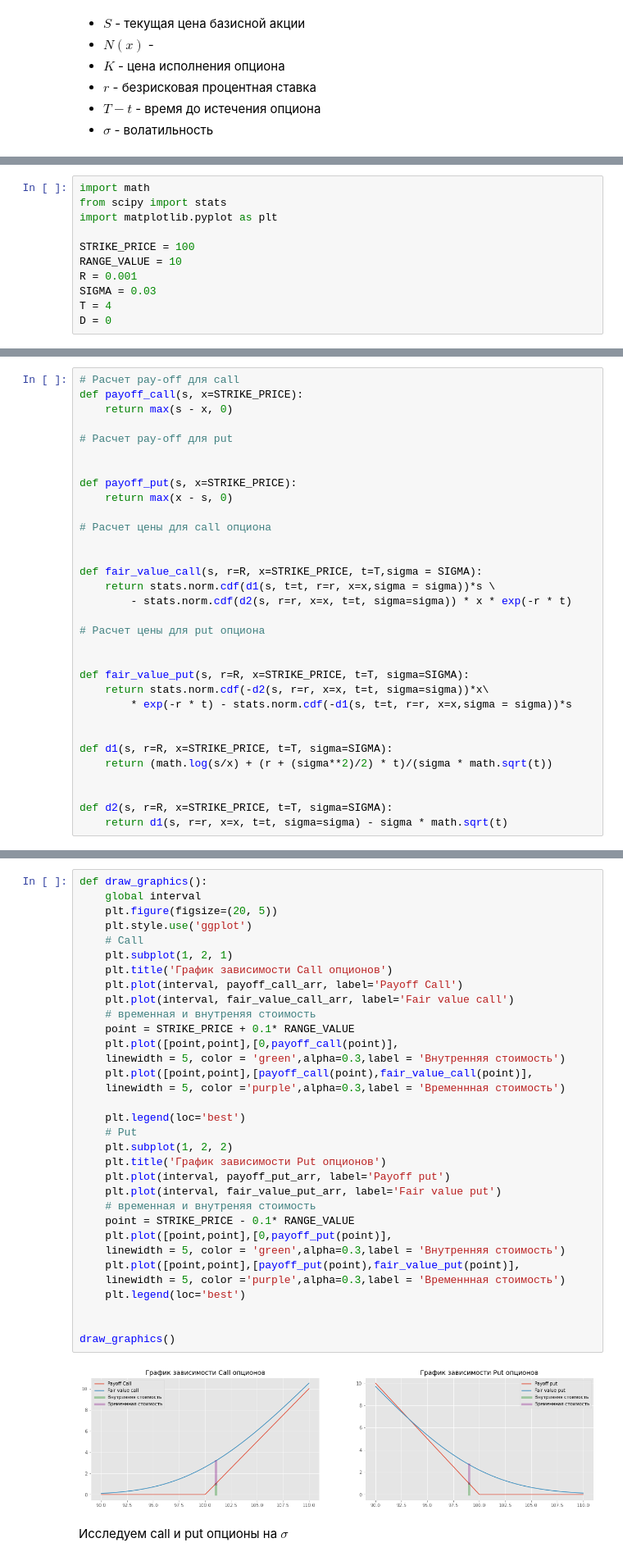
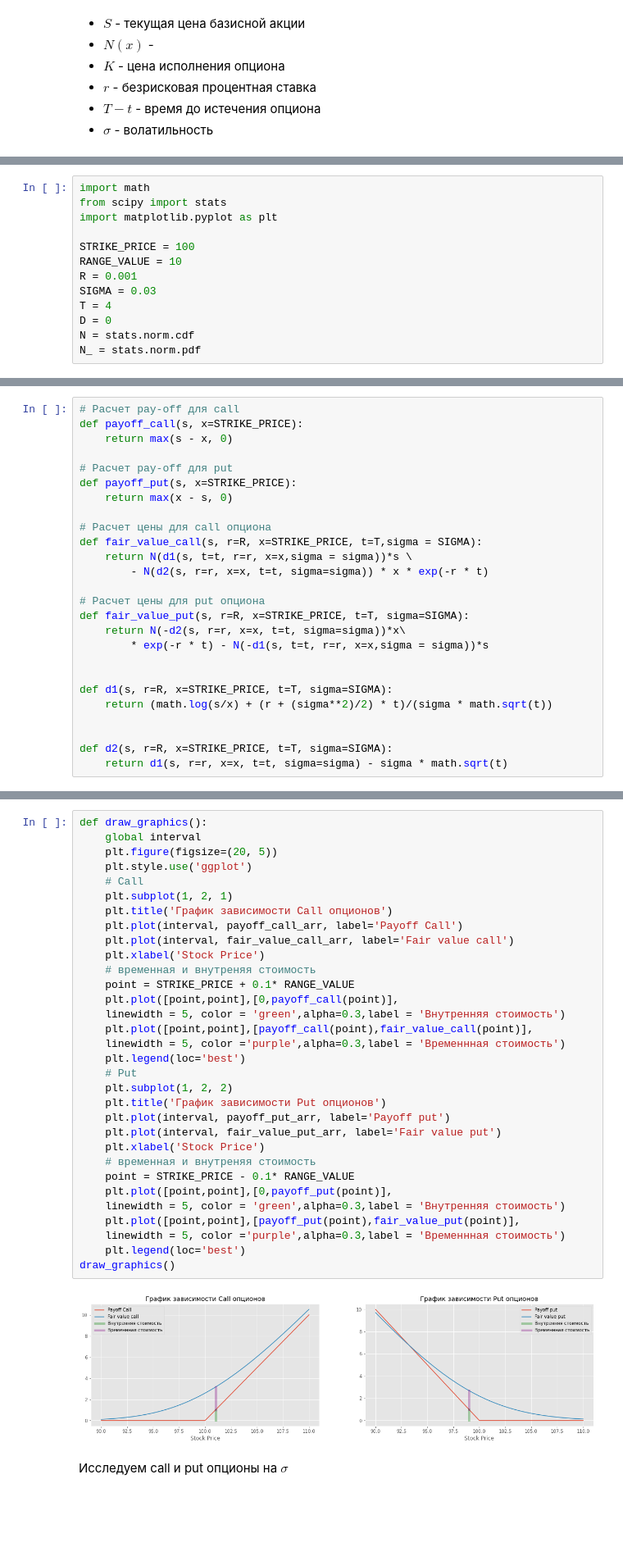
Before and after one commit to CyberCheshir/FinMath, a Jupyter notebook: Лабораторная 2.ipynb, the cells around one changed output, grey strips where cells are left out. Shown at 82% size. Saved outputs shown, nothing was run; the diff lists cells and outputs as text; blank space fills up the shorter version.

```diff
--- a/Лабораторная 2.ipynb
+++ b/Лабораторная 2.ipynb
@@ -154,3 +152,5 @@ R = 0.001
 SIGMA = 0.03
 T = 4
 D = 0
+N = stats.norm.cdf
+N_ = stats.norm.pdf
@@ -160,24 +162,18 @@ def payoff_call(s, x=STRIKE_PRICE):
     return max(s - x, 0)
 
 # Расчет pay-off для put
-
-
 def payoff_put(s, x=STRIKE_PRICE):
     return max(x - s, 0)
 
 # Расчет цены для call опциона
-
-
 def fair_value_call(s, r=R, x=STRIKE_PRICE, t=T,sigma = SIGMA):
-    return stats.norm.cdf(d1(s, t=t, r=r, x=x,sigma = sigma))*s \
-        - stats.norm.cdf(d2(s, r=r, x=x, t=t, sigma=sigma)) * x * exp(-r * t)
+    return N(d1(s, t=t, r=r, x=x,sigma = sigma))*s \
+        - N(d2(s, r=r, x=x, t=t, sigma=sigma)) * x * exp(-r * t)
 
 # Расчет цены для put опциона
-
-
 def fair_value_put(s, r=R, x=STRIKE_PRICE, t=T, sigma=SIGMA):
-    return stats.norm.cdf(-d2(s, r=r, x=x, t=t, sigma=sigma))*x\
-        * exp(-r * t) - stats.norm.cdf(-d1(s, t=t, r=r, x=x,sigma = sigma))*s
+    return N(-d2(s, r=r, x=x, t=t, sigma=sigma))*x\
+        * exp(-r * t) - N(-d1(s, t=t, r=r, x=x,sigma = sigma))*s
 
 
 def d1(s, r=R, x=STRIKE_PRICE, t=T, sigma=SIGMA):
@@ -200,37 +200,36 @@ fair_value_call_arr = np.array([fair_value_call(s) for s in interval])
 def draw_graphics():
     global interval
     plt.figure(figsize=(20, 5))
     plt.style.use('ggplot')
     # Call
     plt.subplot(1, 2, 1)
     plt.title('График зависимости Call опционов')
     plt.plot(interval, payoff_call_arr, label='Payoff Call')
     plt.plot(interval, fair_value_call_arr, label='Fair value call')
+    plt.xlabel('Stock Price')
     # временная и внутреняя стоимость
     point = STRIKE_PRICE + 0.1* RANGE_VALUE
     plt.plot([point,point],[0,payoff_call(point)],
     linewidth = 5, color = 'green',alpha=0.3,label = 'Внутренняя стоимость')
     plt.plot([point,point],[payoff_call(point),fair_value_call(point)],
     linewidth = 5, color ='purple',alpha=0.3,label = 'Временнная стоимость')
-
     plt.legend(loc='best')
     # Put
     plt.subplot(1, 2, 2)
     plt.title('График зависимости Put опционов')
     plt.plot(interval, payoff_put_arr, label='Payoff put')
     plt.plot(interval, fair_value_put_arr, label='Fair value put')
+    plt.xlabel('Stock Price')
     # временная и внутреняя стоимость
     point = STRIKE_PRICE - 0.1* RANGE_VALUE
     plt.plot([point,point],[0,payoff_put(point)],
     linewidth = 5, color = 'green',alpha=0.3,label = 'Внутренняя стоимость')
     plt.plot([point,point],[payoff_put(point),fair_value_put(point)],
     linewidth = 5, color ='purple',alpha=0.3,label = 'Временнная стоимость')
     plt.legend(loc='best')
-
-
 draw_graphics()
 # %% [output]
-[figure, old version]
+[figure, new version]
 # %% [markdown]
 Исследуем сall и put опционы на $\sigma$
 # %%
```
Also changed, not shown: parts of 22 cells of this notebook, 1 other file.
